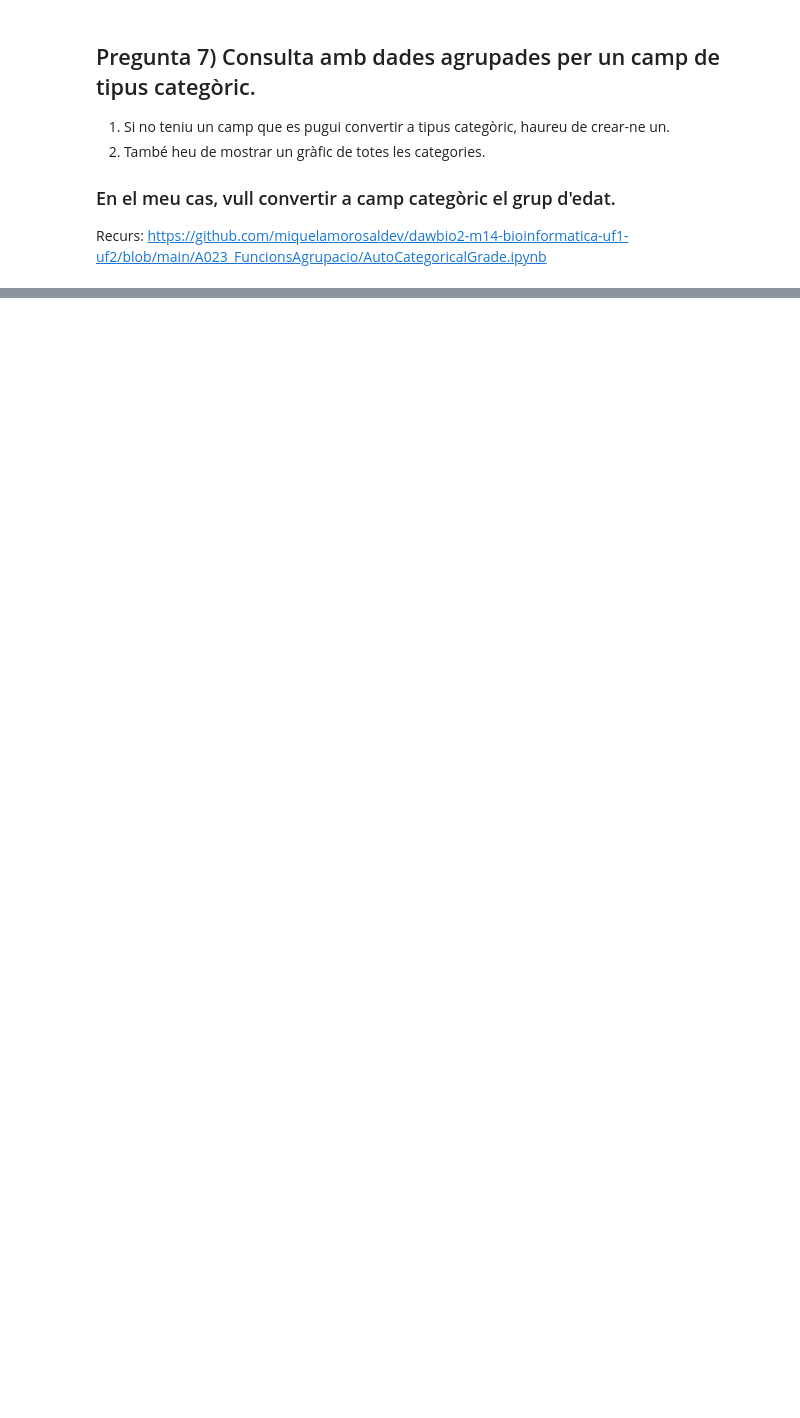
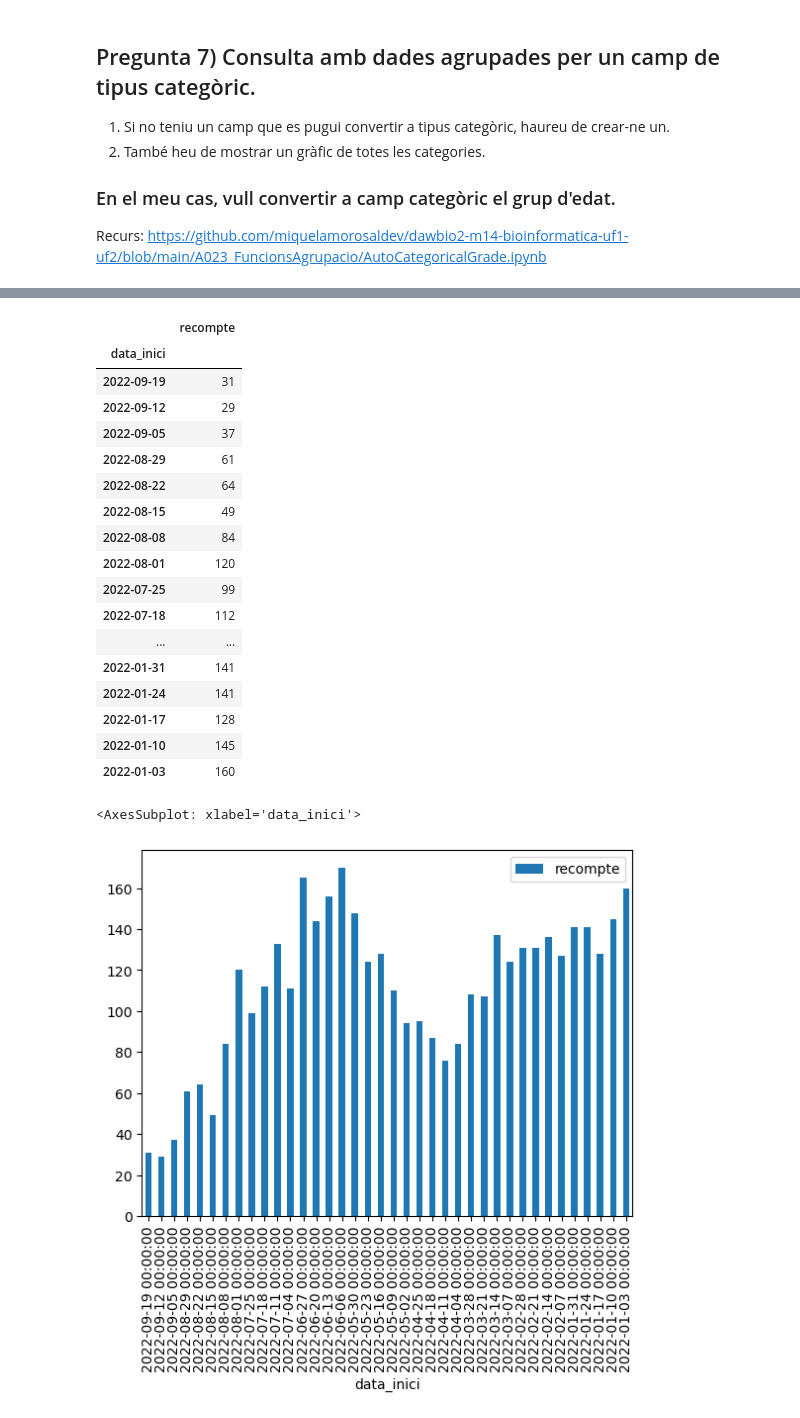
Before and after one commit to miquelamorosaldev/dawbio2-m14-bioinformatica-curs2022-2023-uf1-uf2, a Jupyter notebook: A026_PracticaExemple_Covid19Variants/exemplept1-profes.ipynb, the cells around one changed output, grey strips where cells are left out. Drawn from its saved outputs; the diff is of its cells as text; code cells hidden in the pictures; blank space fills up the shorter version.

```diff
--- a/A026_PracticaExemple_Covid19Variants/exemplept1-profes.ipynb
+++ b/A026_PracticaExemple_Covid19Variants/exemplept1-profes.ipynb
@@ -368,0 +414,35 @@ display(df_seqvariants_covid.sort_values(by=["grup_edat"],ascending=False))
+# %%
+df_q8: pd.DataFrame = copy.deepcopy(df_seqvariants_covid)
+
+mask_question5 = (df_q8['nom_regio'] == 'BARCELONA')
+df_q8 = df_q8.loc[mask_question5]
+
+df_q8.drop(columns=['nom_regio','nom_ambit'],inplace=True)
+
+# Per a fer el gràfic, necessitarem només les columnes de:
+df_q8_plot = pd.DataFrame = df_q8.loc[:, ["data_inici", "recompte"]].groupby("data_inici").count().sort_values(by='data_inici', ascending=False)
+
+display(df_q8_plot)
+
+df_q8_plot.plot(kind="bar")
+# %% [output]
+|  | recompte |
+| data_inici |  |
+| 2022-09-19 | 31 |
+| 2022-09-12 | 29 |
+| 2022-09-05 | 37 |
+| 2022-08-29 | 61 |
+| 2022-08-22 | 64 |
+| 2022-08-15 | 49 |
+| 2022-08-08 | 84 |
+| 2022-08-01 | 120 |
+| 2022-07-25 | 99 |
+| 2022-07-18 | 112 |
+| ... | ... |
+| 2022-01-31 | 141 |
+| 2022-01-24 | 141 |
+| 2022-01-17 | 128 |
+| 2022-01-10 | 145 |
+| 2022-01-03 | 160 |
+<AxesSubplot: xlabel='data_inici'>
+[figure, added]
```
Also changed, not shown: parts of 20 cells of this notebook.
